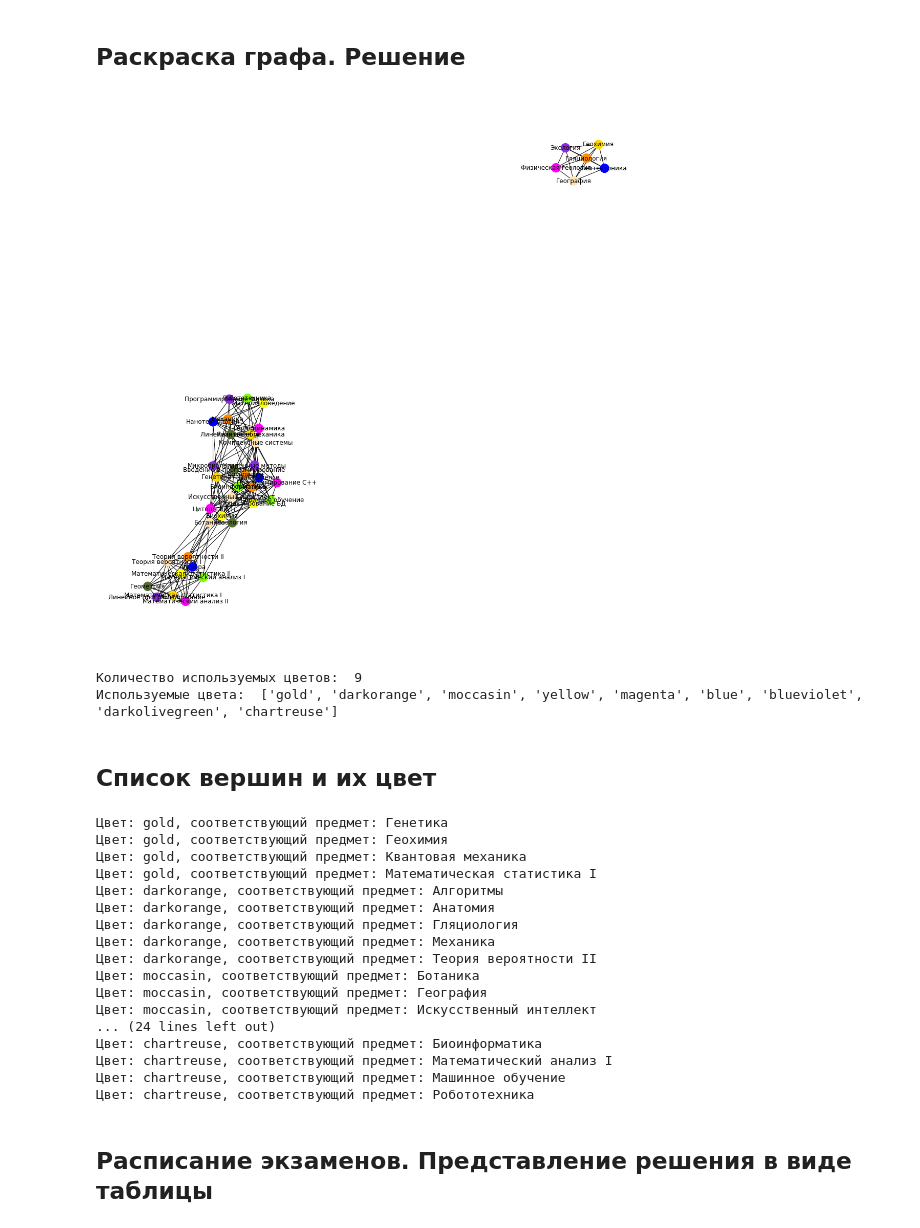
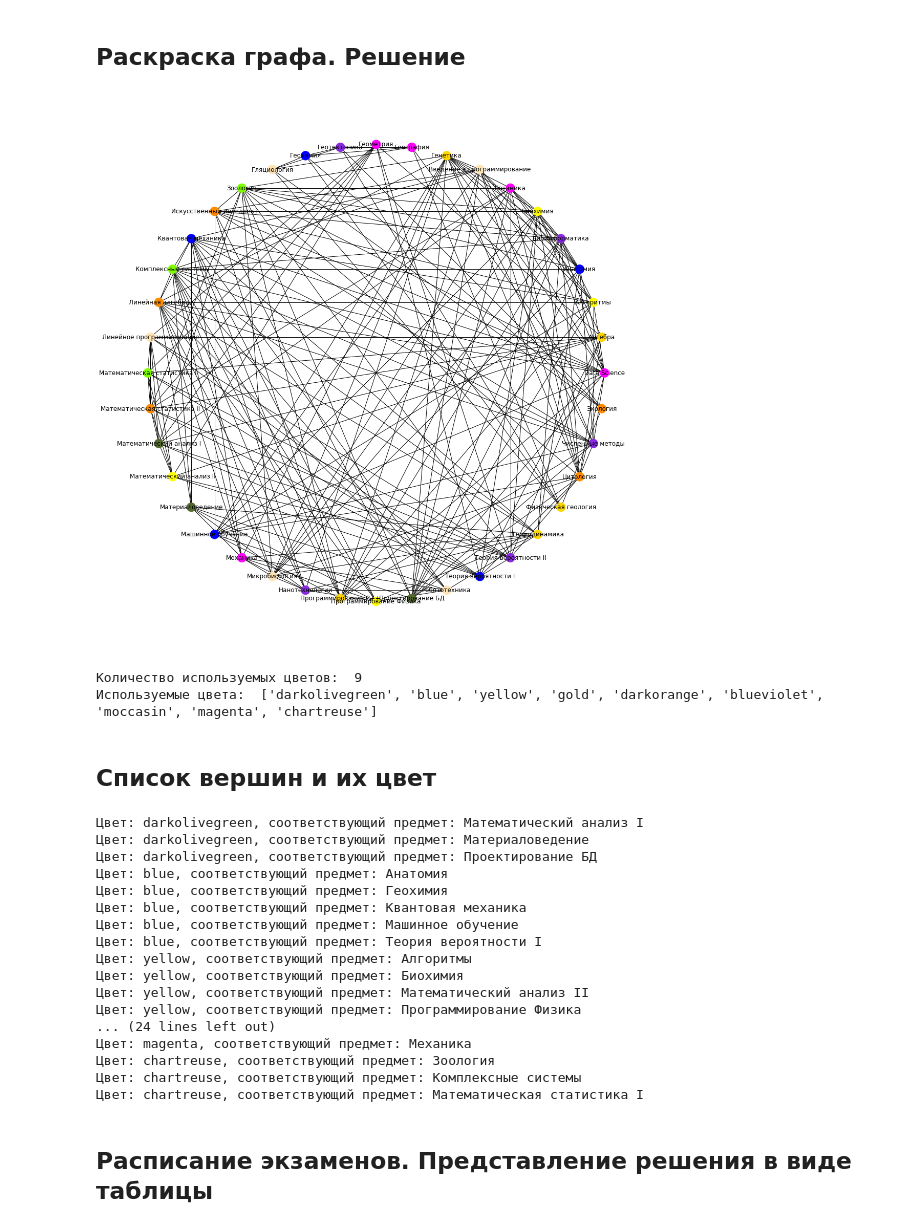
Before and after one commit to forodie/schedule-exams-and-coloring-graph, a Jupyter notebook: schedule.ipynb, the cells around one changed output. Cells and saved outputs as stored; diff of their text form; code cells hidden in the pictures.

```diff
--- a/schedule.ipynb
+++ b/schedule.ipynb
@@ -101,10 +103,10 @@ print(list_courses)
 graph_courses = nx.Graph()
 graph_courses.add_nodes_from(list_course)
 import itertools
-for sousliste in list_courses:
-    for pair in itertools.combinations(sousliste, 2):
+for sublist in list_courses:
+    for pair in itertools.combinations(sublist, 2):
         graph_courses.add_edge(pair[0], pair[1])
 plt.figure(figsize=(15,15))
-nx.draw(graph_courses,node_color = 'grey',with_labels = True)
+nx.draw(graph_courses,pos=nx.circular_layout(graph_courses),node_color = 'grey',with_labels = True)
 plt.show()
 # %% [output]
@@ -178,18 +180,18 @@ greedy_coloring_algorithm(graph_courses, colors)
 # %%
 colors_nodes = [data['color']
 for v, data in graph_courses.nodes(data=True)]
 plt.figure(figsize=(15,15))
-nx.draw(graph_courses, node_color=colors_nodes, with_labels=True)
+nx.draw(graph_courses, pos=nx.circular_layout(graph_courses), node_color=colors_nodes, with_labels=True)
 plt.show()
 # %% [output]
-[figure, old version]
+[figure, new version]
 # %%
 colors_used = list(set(colors_nodes))
 print('Количество используемых цветов: ', len(colors_used))
 print('Используемые цвета: ', colors_used)
 # %% [output]
 Количество используемых цветов:  9
-Используемые цвета:  ['gold', 'darkorange', 'moccasin', 'yellow', 'magenta', 'blue', 'blueviolet', 'darkolivegreen', 'chartreuse']
+Используемые цвета:  ['darkolivegreen', 'blue', 'yellow', 'gold', 'darkorange', 'blueviolet', 'moccasin', 'magenta', 'chartreuse']
 # %% [markdown]
 ## Список вершин и их цвет
 # %%
@@ -198,23 +200,23 @@ for col in colors_used :
         if data['color'] == col:
             print(f'Цвет: {col}, соответствующий предмет: {v}')
 # %% [output]
-Цвет: gold, соответствующий предмет: Генетика
-Цвет: gold, соответствующий предмет: Геохимия
-Цвет: gold, соответствующий предмет: Квантовая механика
-Цвет: gold, соответствующий предмет: Математическая статистика I
-Цвет: darkorange, соответствующий предмет: Алгоритмы
-Цвет: darkorange, соответствующий предмет: Анатомия
-Цвет: darkorange, соответствующий предмет: Гляциология
-Цвет: darkorange, соответствующий предмет: Механика
-Цвет: darkorange, соответствующий предмет: Теория вероятности II
-Цвет: moccasin, соответствующий предмет: Ботаника
-Цвет: moccasin, соответствующий предмет: География
-Цвет: moccasin, соответствующий предмет: Искусственный интеллект
+Цвет: darkolivegreen, соответствующий предмет: Математический анализ I
+Цвет: darkolivegreen, соответствующий предмет: Материаловедение
+Цвет: darkolivegreen, соответствующий предмет: Проектирование БД
+Цвет: blue, соответствующий предмет: Анатомия
+Цвет: blue, соответствующий предмет: Геохимия
+Цвет: blue, соответствующий предмет: Квантовая механика
+Цвет: blue, соответствующий предмет: Машинное обучение
+Цвет: blue, соответствующий предмет: Теория вероятности I
+Цвет: yellow, соответствующий предмет: Алгоритмы
+Цвет: yellow, соответствующий предмет: Биохимия
+Цвет: yellow, соответствующий предмет: Математический анализ II
+Цвет: yellow, соответствующий предмет: Программирование Физика
 ... (24 lines left out)
-Цвет: chartreuse, соответствующий предмет: Биоинформатика
-Цвет: chartreuse, соответствующий предмет: Математический анализ I
-Цвет: chartreuse, соответствующий предмет: Машинное обучение
-Цвет: chartreuse, соответствующий предмет: Робототехника
+Цвет: magenta, соответствующий предмет: Механика
+Цвет: chartreuse, соответствующий предмет: Зоология
+Цвет: chartreuse, соответствующий предмет: Комплексные системы
+Цвет: chartreuse, соответствующий предмет: Математическая статистика I
 # %% [markdown]
 ## Расписание экзаменов. Представление решения в виде таблицы
 # %%
```
Also changed, not shown: parts of 5 cells of this notebook.
